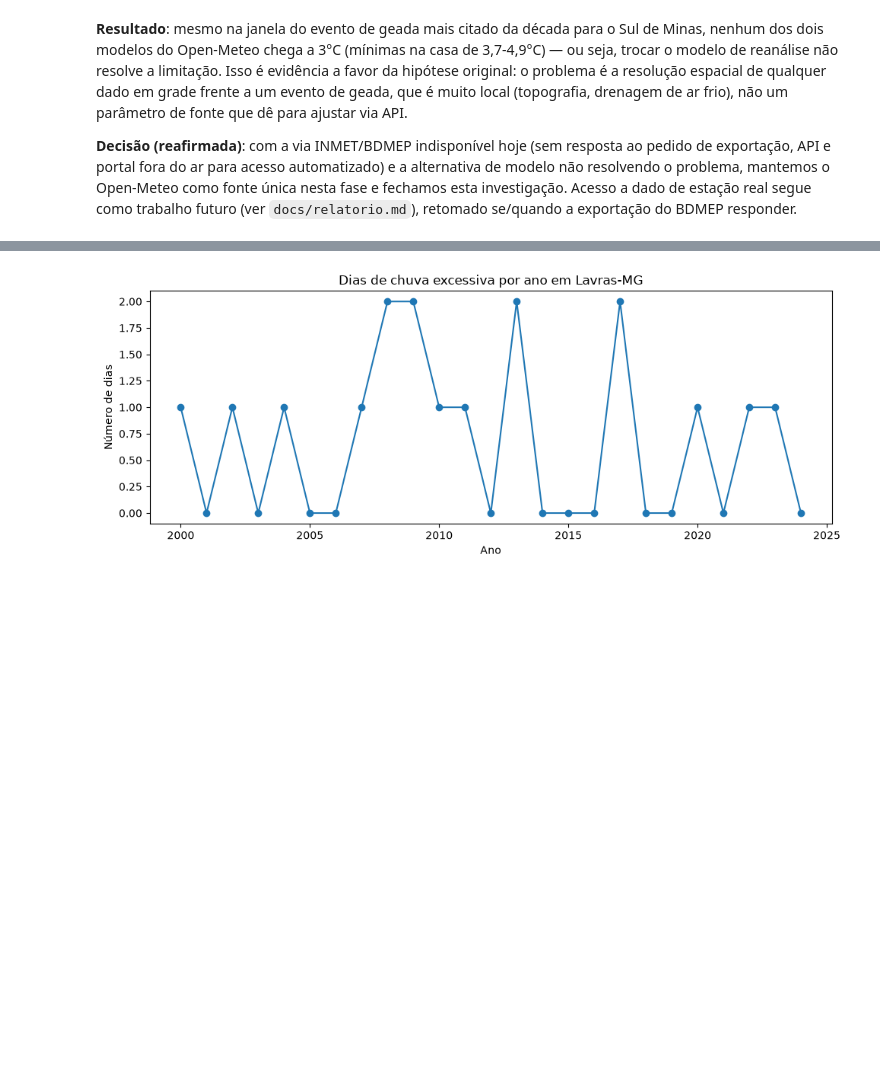
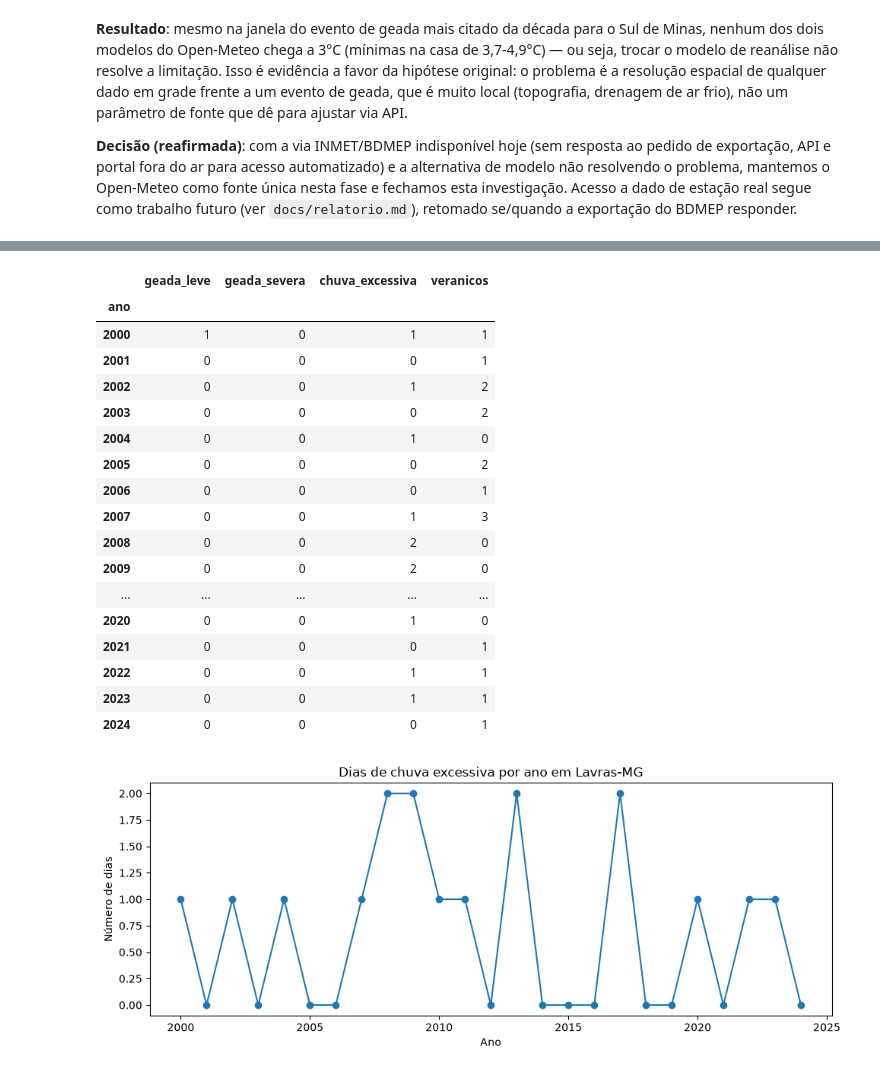
Before and after one commit to cauafdev/agroclima-cafe, a Jupyter notebook: notebooks/03_eda.ipynb, the cells around one changed output, grey strips where cells are left out. Cells and saved outputs as stored; diff of their text form; code cells hidden in the pictures; blank space fills up the shorter version.

```diff
--- a/notebooks/03_eda.ipynb
+++ b/notebooks/03_eda.ipynb
@@ -168,3 +172,30 @@ Mínima ERA5-Land: 4.9 °C
+# %%
+df_geada = pd.read_csv("../data/processed/lavras_geada_estacao_83687_limpo.csv")
+df_geada["time"] = pd.to_datetime(df_geada["time"])
+
+df = df.merge(df_geada[["time", "tmin_estacao"]], on="time", how="left")
+
+resumo = resumo_anual_risco(df, tmin_geada=df["tmin_estacao"])
+resumo
+# %% [output]
+|  | geada_leve | geada_severa | chuva_excessiva | veranicos |
+| ano |  |  |  |  |
+| 2000 | 1 | 0 | 1 | 1 |
+| 2001 | 0 | 0 | 0 | 1 |
+| 2002 | 0 | 0 | 1 | 2 |
+| 2003 | 0 | 0 | 0 | 2 |
+| 2004 | 0 | 0 | 1 | 0 |
+| 2005 | 0 | 0 | 0 | 2 |
+| 2006 | 0 | 0 | 0 | 1 |
+| 2007 | 0 | 0 | 1 | 3 |
+| 2008 | 0 | 0 | 2 | 0 |
+| 2009 | 0 | 0 | 2 | 0 |
+| ... | ... | ... | ... | ... |
+| 2020 | 0 | 0 | 1 | 0 |
+| 2021 | 0 | 0 | 0 | 1 |
+| 2022 | 0 | 0 | 1 | 1 |
+| 2023 | 0 | 0 | 1 | 1 |
+| 2024 | 0 | 0 | 0 | 1 |
 # %%
 import matplotlib.pyplot as plt
 
```
Also changed, not shown: parts of 8 cells of this notebook, 8 other files.
